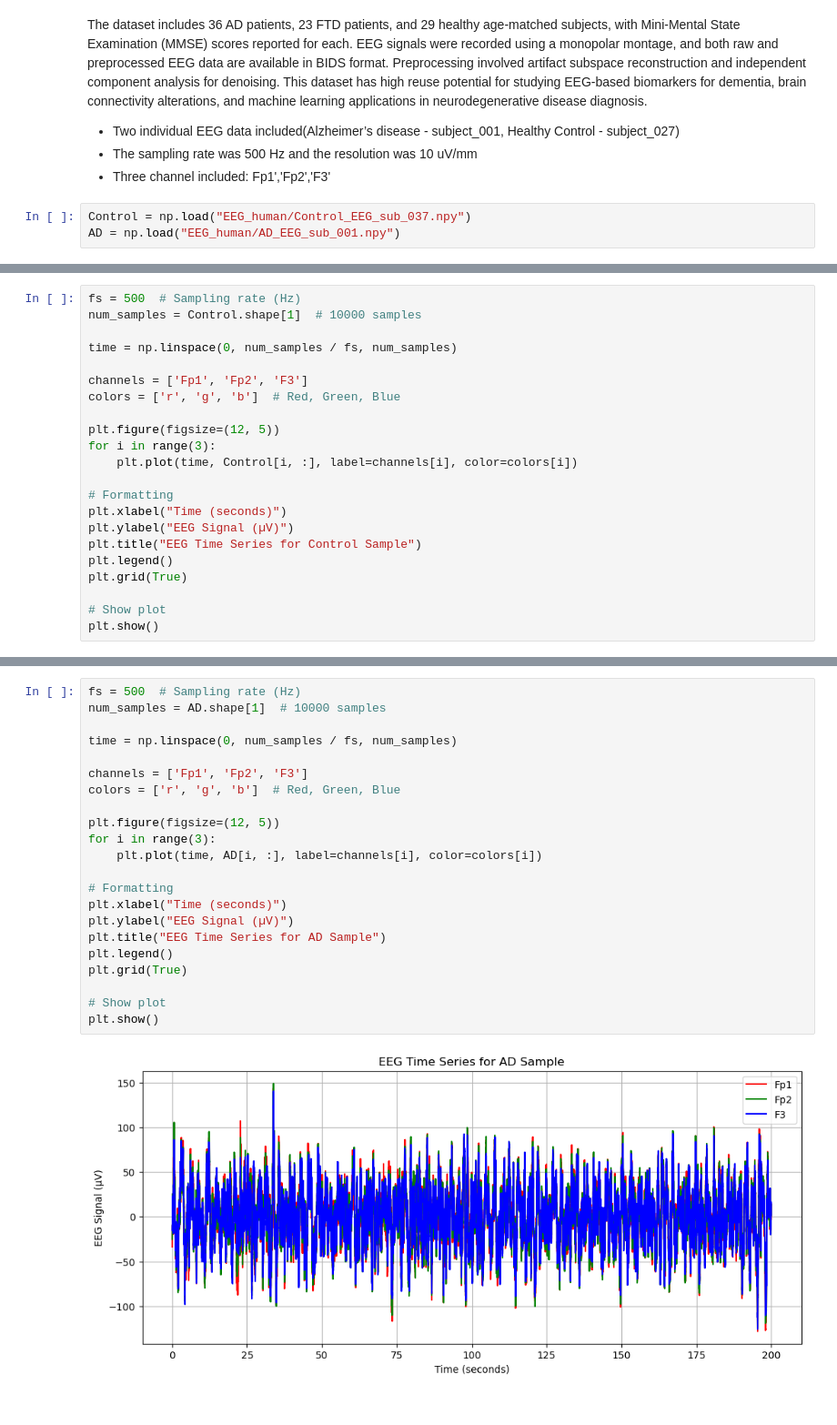
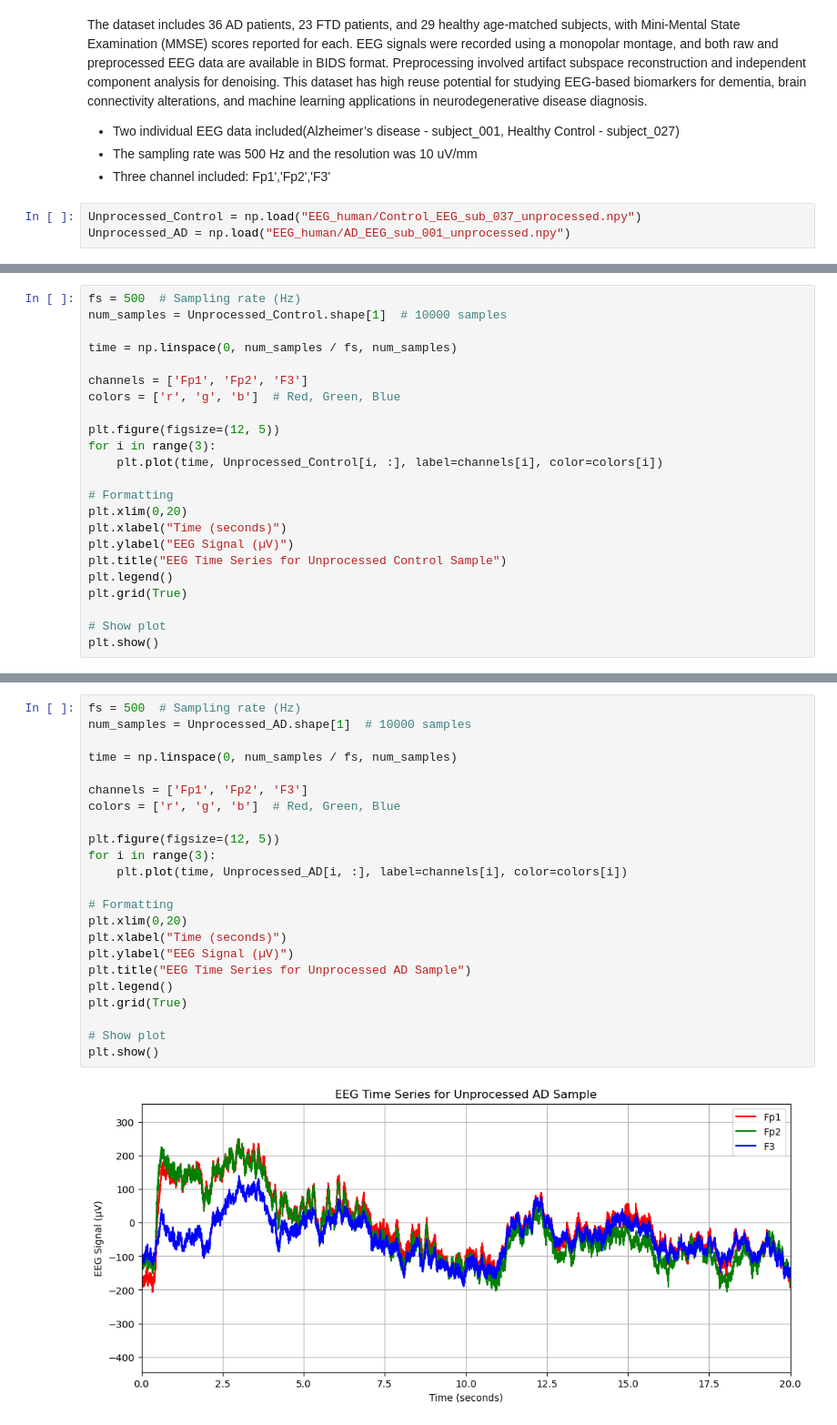
Before and after one commit to hengxu19/COGS118C, a Jupyter notebook: Final_Project_Data/data_curation.ipynb, the cells around one changed output, grey strips where cells are left out. Shown at 91% size. Saved outputs shown, nothing was run; the diff lists cells and outputs as text.

Commit message:
Updated Human EEG Data

```diff
--- a/Final_Project_Data/data_curation.ipynb
+++ b/Final_Project_Data/data_curation.ipynb
@@ -159,5 +159,5 @@ This dataset provides resting-state EEG recordings from individuals with Alzheim
 -  The sampling rate was 500 Hz and the resolution was 10 uV/mm
 - Three channel included: Fp1','Fp2','F3'
 # %%
-Control = np.load("EEG_human/Control_EEG_sub_037.npy")
-AD = np.load("EEG_human/AD_EEG_sub_001.npy")
+Unprocessed_Control = np.load("EEG_human/Control_EEG_sub_037_unprocessed.npy")
+Unprocessed_AD = np.load("EEG_human/AD_EEG_sub_001_unprocessed.npy")
@@ -164,6 +167,6 @@ AD = np.load("EEG_human/AD_EEG_sub_001.npy")
 # %%
 fs = 500  # Sampling rate (Hz)
-num_samples = Control.shape[1]  # 10000 samples
+num_samples = Unprocessed_Control.shape[1]  # 10000 samples
 
 time = np.linspace(0, num_samples / fs, num_samples)
 
@@ -172,12 +175,13 @@ colors = ['r', 'g', 'b']  # Red, Green, Blue
 
 plt.figure(figsize=(12, 5))
 for i in range(3):
-    plt.plot(time, Control[i, :], label=channels[i], color=colors[i])
+    plt.plot(time, Unprocessed_Control[i, :], label=channels[i], color=colors[i])
 
 # Formatting
+plt.xlim(0,20)
 plt.xlabel("Time (seconds)")
 plt.ylabel("EEG Signal (µV)")
-plt.title("EEG Time Series for Control Sample")
+plt.title("EEG Time Series for Unprocessed Control Sample")
 plt.legend()
 plt.grid(True)
 
@@ -188,24 +192,25 @@ plt.show()
 # %%
 fs = 500  # Sampling rate (Hz)
-num_samples = AD.shape[1]  # 10000 samples
+num_samples = Unprocessed_AD.shape[1]  # 10000 samples
 
 time = np.linspace(0, num_samples / fs, num_samples)
 
 channels = ['Fp1', 'Fp2', 'F3']
 colors = ['r', 'g', 'b']  # Red, Green, Blue
 
 plt.figure(figsize=(12, 5))
 for i in range(3):
-    plt.plot(time, AD[i, :], label=channels[i], color=colors[i])
+    plt.plot(time, Unprocessed_AD[i, :], label=channels[i], color=colors[i])
 
 # Formatting
+plt.xlim(0,20)
 plt.xlabel("Time (seconds)")
 plt.ylabel("EEG Signal (µV)")
-plt.title("EEG Time Series for AD Sample")
+plt.title("EEG Time Series for Unprocessed AD Sample")
 plt.legend()
 plt.grid(True)
 
 # Show plot
 plt.show()
 # %% [output]
-[figure, old version]
+[figure, new version]
```
Also changed, not shown: parts of 4 cells of this notebook, 5 other files.
